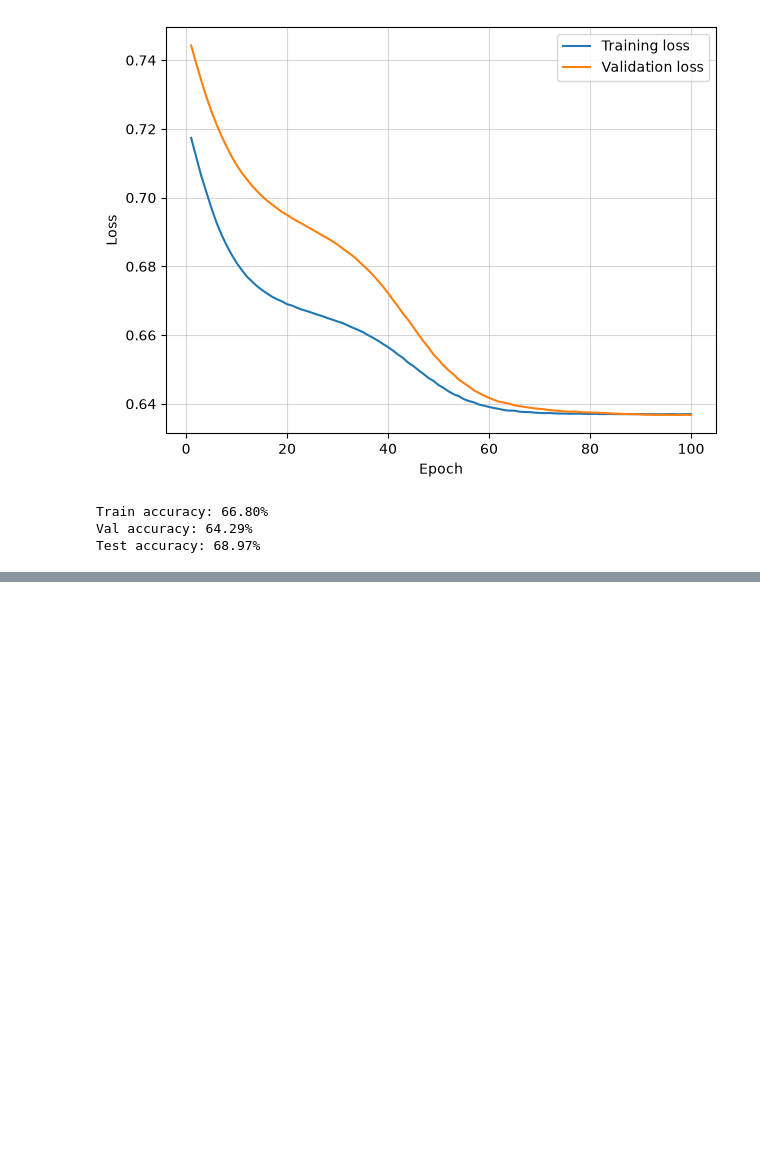
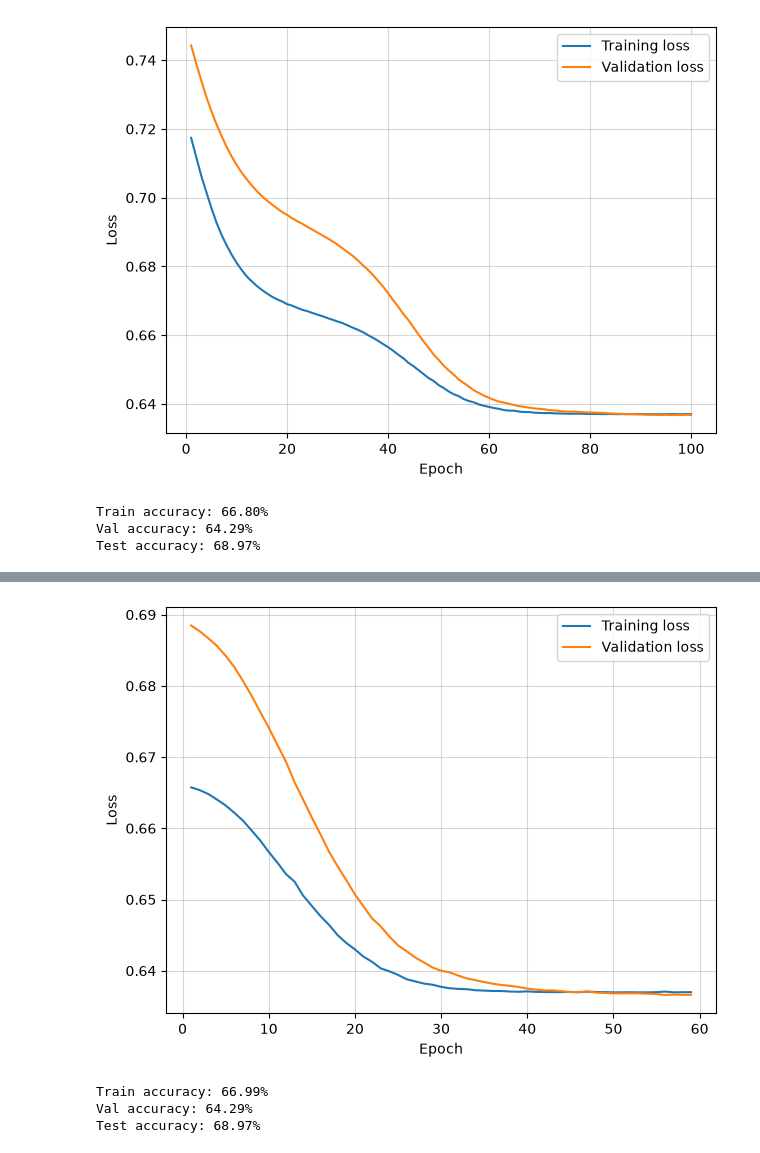
Before and after one commit to mariomeendezz/Quantum-Computing-Notebooks, a Jupyter notebook: notebooks/13. Quantum Neural Networks.ipynb, the cells around one changed output, grey strips where cells are left out. Drawn from its saved outputs; the diff is of its cells as text; code cells hidden in the pictures; blank space fills up the shorter version.

```diff
--- a/notebooks/13. Quantum Neural Networks.ipynb
+++ b/notebooks/13. Quantum Neural Networks.ipynb
@@ -161,7 +161,7 @@ def ZZFeatureMap(nqubits: int, data: list[float]) -> None:
         qml.RZ(angle, wires=q1)
         qml.CNOT(wires=[q0, q1])
 
-def TwoLocal(nqubits: int, theta: list[float], reps: int = 1) -> None:
+def TwoLocal(nqubits: int, theta: list[float], reps: int) -> None:
     """
     Builds a two-local variational ansatz using PennyLane.
     """
@@ -180,6 +180,7 @@ def TwoLocal(nqubits: int, theta: list[float], reps: int = 1) -> None:
 # %%
 # Build the QNN function
 nqubits = 4
+nreps = 1
 dev = qml.device("lightning.qubit", wires = nqubits)
 
 def qnn_circ(inputs: list[float], theta: list[float]) -> None:
@@ -188,13 +189,13 @@ def qnn_circ(inputs: list[float], theta: list[float]) -> None:
     and the observable M = |0><0| for the measurement.
     """
     ZZFeatureMap(nqubits, inputs)
-    TwoLocal(nqubits, theta)
+    TwoLocal(nqubits, theta, nreps)
     return qml.expval(qml.Projector([0], wires=0))
 
 qnn = qml.QNode(func=qnn_circ, device=dev, interface="torch")
 # %%
 # Define the trainable parameter shapes of the QNN
-weights = {"theta": (8,)}  # 8 parameters
+weights = {"theta": ((nreps+1)*nqubits,)}  # 8 parameters
 
 # Convert the PennyLane QNode into a PyTorch layer
 qlayer = qml.qnn.TorchLayer(qnn, weights)
@@ -342,0 +344,25 @@ This behavior is consistent with a simple QNN architecture: the circuit has only
+# %%
+# Build the QNN function
+nqubits = 4
+nreps = 4
+dev = qml.device("lightning.qubit", wires = nqubits)
+
+weights_dim = qml.StronglyEntanglingLayers.shape(
+    n_layers=nreps,
+    n_wires=nqubits
+)
+
+def qnn_circ_strong(inputs: list[float], theta: list[float]) -> None:
+    """
+    Builds a QNN circuit in Pennylane using a ZZ Feature Map, a StronglyEntanglingLayers
+    ansantz and the observable M = |0><0| for the measurement.
+    """
+    ZZFeatureMap(nqubits, inputs)
+    theta1 = theta.reshape(weights_dim)
+    qml.StronglyEntanglingLayers(
+        weights=theta1,
+        wires=range(nqubits)
+    )
+    return qml.expval(qml.Projector([0], wires=0))
+
+qnn = qml.QNode(func=qnn_circ, device=dev, interface="torch")
@@ -342,0 +469,27 @@ This behavior is consistent with a simple QNN architecture: the circuit has only
+# %%
+plot_losses(history)
+# %% [output]
+[figure, added]
+# %%
+# Evaluate the precision of the model in all the datasets
+model.eval()
+with torch.no_grad():
+    train_probs = model(x_train_t).squeeze()
+    train_preds = (train_probs >= 0.5).double()
+    train_acc = (train_preds == y_train_t).double().mean().item()
+
+    val_probs = model(x_val_t).squeeze()
+    val_preds = (val_probs >= 0.5).double()
+    val_acc = (val_preds == y_val_t).double().mean().item()
+
+    test_probs = model(x_test_t).squeeze()
+    test_preds = (test_probs >= 0.5).double()
+    test_acc = (test_preds == y_test_t).double().mean().item()
+
+print(f"Train accuracy: {100*train_acc:.2f}%")
+print(f"Val accuracy: {100*val_acc:.2f}%")
+print(f"Test accuracy: {100*test_acc:.2f}%")
+# %% [output]
+Train accuracy: 66.99%
+Val accuracy: 64.29%
+Test accuracy: 68.97%
```
Also changed, not shown: parts of 2 cells of this notebook.
